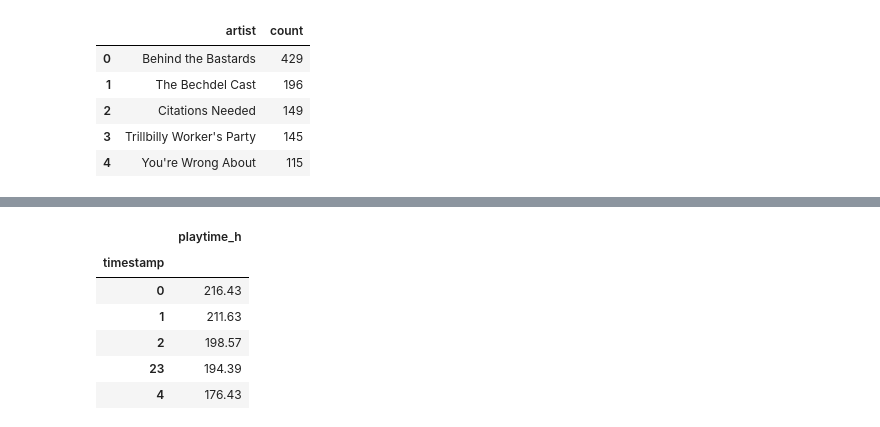
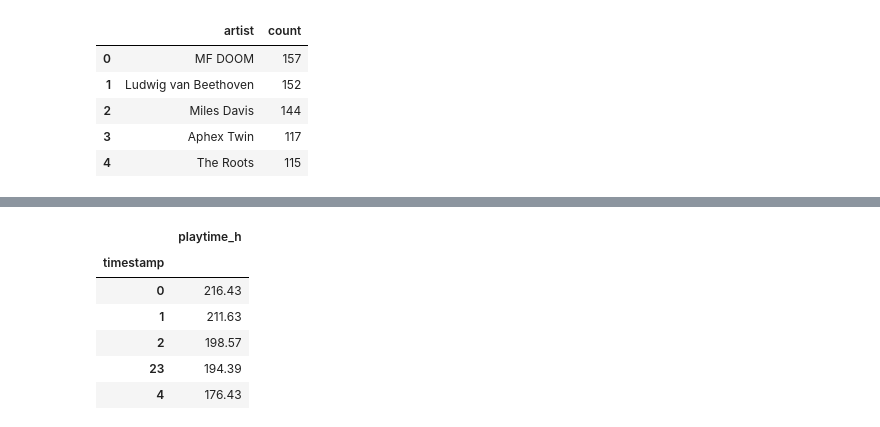
Before and after one commit to mmmuir/CL_DA2, a Jupyter notebook: ios_analysis.ipynb, the cells around one changed output, grey strips where cells are left out. Cells and saved outputs as stored; diff of their text form; code cells hidden in the pictures.

```diff
--- a/ios_analysis.ipynb
+++ b/ios_analysis.ipynb
@@ -115,12 +130,12 @@ def randyear(df):
 # %%
-most_played(podcasts.drop_duplicates(subset="track"), artists=True).head(5)
+most_played(music_streams_no_features.drop_duplicates(subset="track"), artists=True).head(5)
 # %% [output]
 |  | artist | count |
-| 0 | Behind the Bastards | 429 |
-| 1 | The Bechdel Cast | 196 |
-| 2 | Citations Needed | 149 |
-| 3 | Trillbilly Worker's Party | 145 |
-| 4 | You're Wrong About | 115 |
+| 0 | MF DOOM | 157 |
+| 1 | Ludwig van Beethoven | 152 |
+| 2 | Miles Davis | 144 |
+| 3 | Aphex Twin | 117 |
+| 4 | The Roots | 115 |
 # %%
 plothpm(hpm(all_streams))
 # %% [output]
```
Also changed, not shown: parts of 3 cells of this notebook.
